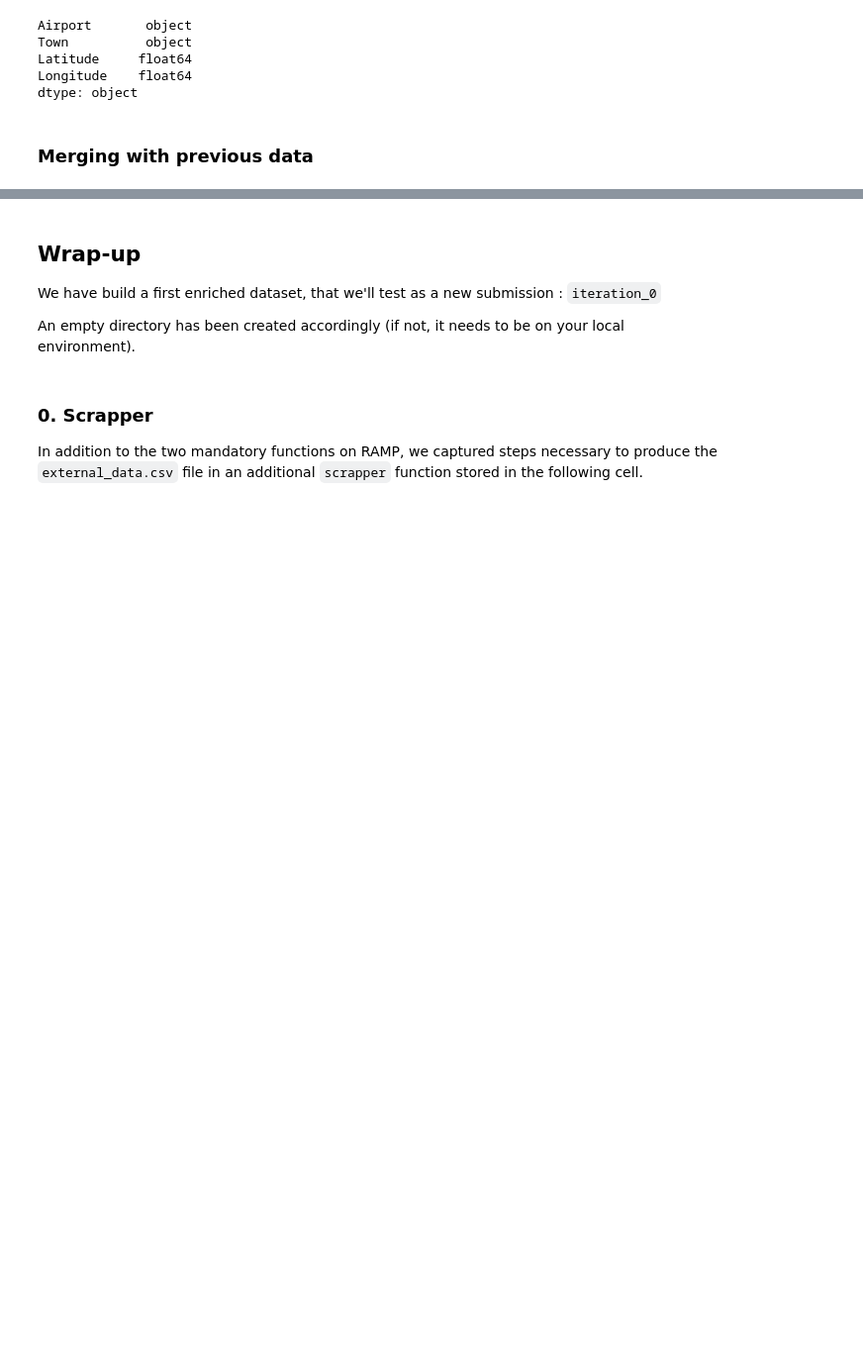
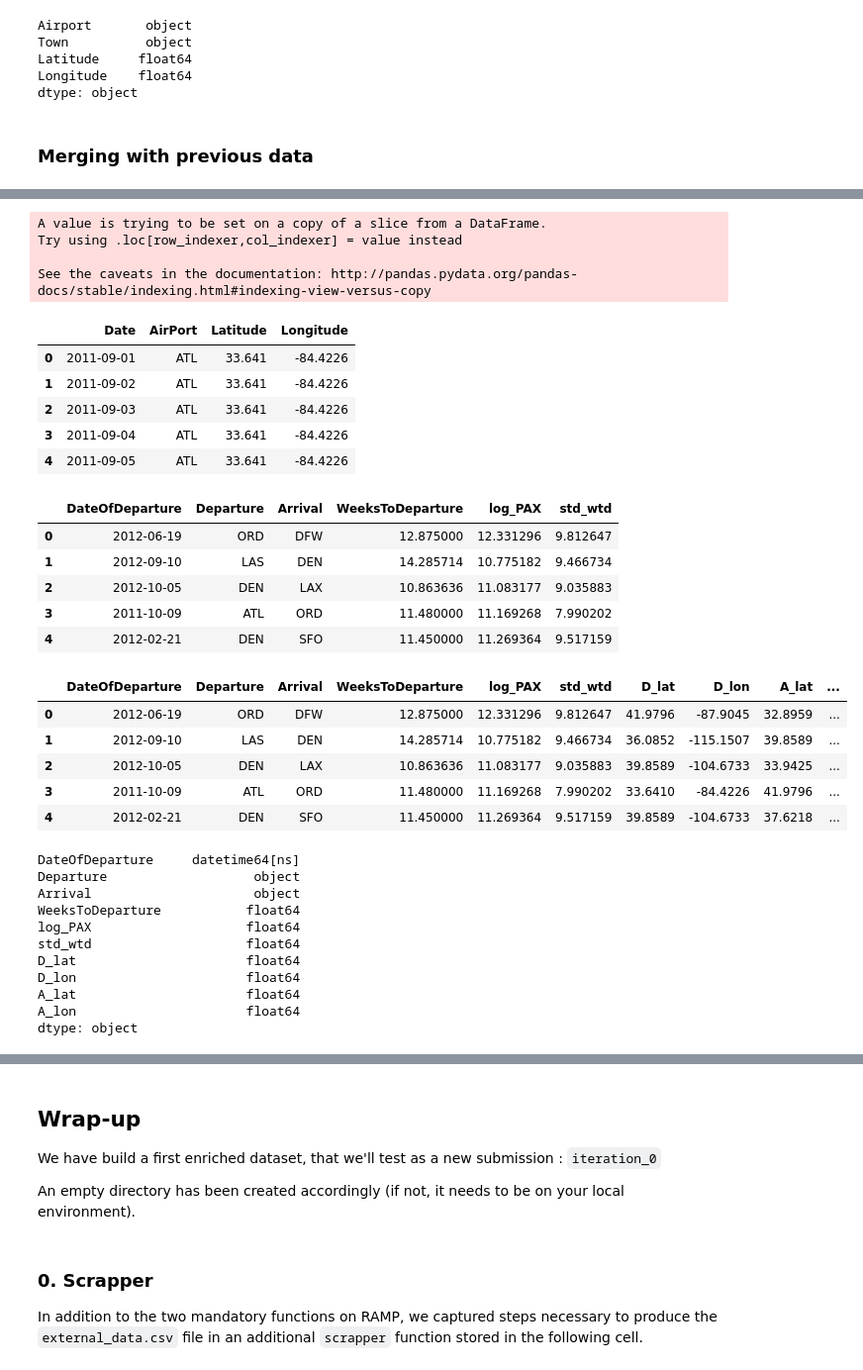
Before and after one commit to tostain/air_passengers, a Jupyter notebook: notebooks/feature_enrichment.ipynb, the cells around one changed output, grey strips where cells are left out. Shown at 99% size. Saved outputs shown, nothing was run; the diff lists cells and outputs as text; code cells hidden in the pictures; blank space fills up the shorter version.

Commit message:
Partially implement the treatment of airport coordinates

```diff
--- a/notebooks/feature_enrichment.ipynb
+++ b/notebooks/feature_enrichment.ipynb
@@ -326,0 +359,79 @@ ext_full_2.head(5)
+# %%
+# We import the useful.
+ext_coords = ext_full_2[['Date','AirPort','Latitude', 'Longitude']]
+data_dist = data
+
+# We ensure that the dates are of the same format.
+ext_coords['Date'] = pd.to_datetime(ext_coords['Date'], dayfirst = True)
+data_dist['DateOfDeparture'] = pd.to_datetime(data_dist['DateOfDeparture'], dayfirst = True)
+
+# A quick view at the data...
+display(ext_coords.head(5))
+display(data_dist.head(5))
+
+# We perform a first merge to import departure coordinates.
+data_dist = pd.merge(
+    data_dist, ext_coords,
+    how='left',
+    left_on=['DateOfDeparture', 'Departure'],
+    right_on=['Date', 'AirPort'],
+    sort=False)
+data_dist = data_dist.drop(['Date', 'AirPort'], axis=1)
+
+data_dist = data_dist.rename(
+    columns={'Latitude': 'D_lat', 'Longitude': 'D_lon'})
+
+# We perform a second merge to import arrival coordinates.
+data_dist = pd.merge(
+    data_dist, ext_coords,
+    how='left',
+    left_on=['DateOfDeparture', 'Arrival'],
+    right_on=['Date', 'AirPort'],
+    sort=False)
+data_dist = data_dist.drop(['Date', 'AirPort'], axis=1)
+
+data_dist = data_dist.rename(
+    columns={'Latitude': 'A_lat', 'Longitude': 'A_lon'})
+
+# Another view.
+display(data_dist.head(5))
+display(data_dist.dtypes)
+
+# And we apply the Haversine formula.
+data_dist['Distance'] = data_dist.apply(lambda row: haversine(row), axis=1)
+
+display(data_dist.head(5))
+# %% [output]
+A value is trying to be set on a copy of a slice from a DataFrame.
+Try using .loc[row_indexer,col_indexer] = value instead
+
+See the caveats in the documentation: http://pandas.pydata.org/pandas-docs/stable/indexing.html#indexing-view-versus-copy
+|  | Date | AirPort | Latitude | Longitude |
+| 0 | 2011-09-01 | ATL | 33.641 | -84.4226 |
+| 1 | 2011-09-02 | ATL | 33.641 | -84.4226 |
+| 2 | 2011-09-03 | ATL | 33.641 | -84.4226 |
+| 3 | 2011-09-04 | ATL | 33.641 | -84.4226 |
+| 4 | 2011-09-05 | ATL | 33.641 | -84.4226 |
+|  | DateOfDeparture | Departure | Arrival | WeeksToDeparture | log_PAX | std_wtd |
+| 0 | 2012-06-19 | ORD | DFW | 12.875000 | 12.331296 | 9.812647 |
+| 1 | 2012-09-10 | LAS | DEN | 14.285714 | 10.775182 | 9.466734 |
+| 2 | 2012-10-05 | DEN | LAX | 10.863636 | 11.083177 | 9.035883 |
+| 3 | 2011-10-09 | ATL | ORD | 11.480000 | 11.169268 | 7.990202 |
+| 4 | 2012-02-21 | DEN | SFO | 11.450000 | 11.269364 | 9.517159 |
+|  | DateOfDeparture | Departure | Arrival | WeeksToDeparture | log_PAX | std_wtd | D_lat | D_lon | A_lat | ... |
+| 0 | 2012-06-19 | ORD | DFW | 12.875000 | 12.331296 | 9.812647 | 41.9796 | -87.9045 | 32.8959 | ... |
+| 1 | 2012-09-10 | LAS | DEN | 14.285714 | 10.775182 | 9.466734 | 36.0852 | -115.1507 | 39.8589 | ... |
+| 2 | 2012-10-05 | DEN | LAX | 10.863636 | 11.083177 | 9.035883 | 39.8589 | -104.6733 | 33.9425 | ... |
+| 3 | 2011-10-09 | ATL | ORD | 11.480000 | 11.169268 | 7.990202 | 33.6410 | -84.4226 | 41.9796 | ... |
+| 4 | 2012-02-21 | DEN | SFO | 11.450000 | 11.269364 | 9.517159 | 39.8589 | -104.6733 | 37.6218 | ... |
+DateOfDeparture     datetime64[ns]
+Departure                   object
+Arrival                     object
+WeeksToDeparture           float64
+log_PAX                    float64
+std_wtd                    float64
+D_lat                      float64
+D_lon                      float64
+A_lat                      float64
+A_lon                      float64
+dtype: object
```
Also changed, not shown: parts of 7 cells of this notebook, 5 other files.
